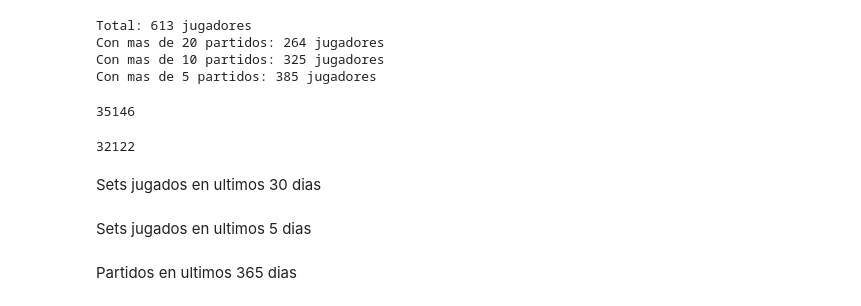
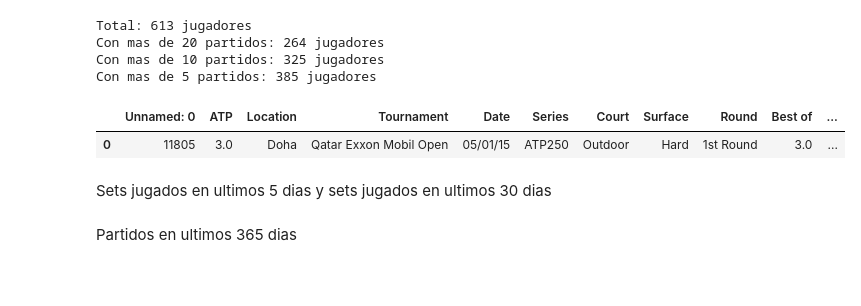
Before and after one commit to ichiP245/my-next-soderling, a Jupyter notebook: Notebooks/EDA&FeatureEngineering.ipynb, the cells around one changed output. Drawn from its saved outputs; the diff is of its cells as text; code cells hidden in the pictures; blank space fills up the shorter version.

```diff
--- a/Notebooks/EDA&FeatureEngineering.ipynb
+++ b/Notebooks/EDA&FeatureEngineering.ipynb
@@ -70,13 +246,22 @@ b = df[['Fecha','playerB','target']].rename(columns={'playerB':'Player','target'
 b['win'] = 1 - b['win']
+# %%
+matches_long = pd.concat([a[["Fecha", "Player", "win", 'Unnamed: 0']], b[["Fecha", "Player", "win", 'Unnamed: 0']]],
+                         ignore_index=True).sort_values(["Fecha"]).reset_index(drop=True)
+# %%
+matches_long['winrate_5'] = (
+    matches_long
+    .groupby('Player')['win']
+    .transform(lambda x: x.shift(1).rolling(5, min_periods=1).mean())
+)
+
+matches_long['winrate_10'] = (
+    matches_long
+    .groupby('Player')['win']
+    .transform(lambda x: x.shift(1).rolling(10, min_periods=1).mean())
+)
 # %%
-matches_long = pd.concat([a[["Fecha", "Player", "win"]],
-                          b[["Fecha", "Player", "win"]]],
-                         ignore_index=True).sort_values(["Player", "Fecha"])
+matches_long["matches_played_before"] = matches_long.groupby("Player").cumcount()
 
-matches_long["matches_played_before"] = (matches_long.groupby("Player").cumcount())
-
-matches_long["wins_before"] = (matches_long.groupby("Player")["win"].cumsum().shift(1))
-
-matches_long["wins_before"] = matches_long["wins_before"].fillna(0)
+matches_long["wins_before"] = (matches_long.groupby("Player")["win"].transform(lambda x: x.cumsum().shift(1)).fillna(0))
 
 matches_long["win_pct_before"] = (matches_long["wins_before"] / matches_long["matches_played_before"].replace(0, pd.NA))
@@ -114,12 +268,24 @@ matches_long = pd.merge(matches_long, rolling_win_pct_20[['Fecha', 'Player', 'ro
-# %%
-matches_long.shape[0]
-# %% [output]
-35146
-# %%
-df.shape[0]*2
-# %% [output]
-32122
+# %%
+FEATURE_COLS = ['winrate_5', 'winrate_10', "wins_before", "win_pct_before"]
+
+feats_A = (matches_long
+    .merge(df[['Unnamed: 0', 'playerA']], left_on=['Unnamed: 0', 'Player'], right_on=['Unnamed: 0', 'playerA'])
+    [['Unnamed: 0'] + FEATURE_COLS]
+    .rename(columns={c: f'{c}_A' for c in FEATURE_COLS})
+)
+
+feats_B = (matches_long
+    .merge(df[['Unnamed: 0', 'playerB']], left_on=['Unnamed: 0', 'Player'], right_on=['Unnamed: 0', 'playerB'])
+    [['Unnamed: 0'] + FEATURE_COLS]
+    .rename(columns={c: f'{c}_B' for c in FEATURE_COLS})
+)
+
+df = df.merge(feats_A, on='Unnamed: 0', how='left')
+df = df.merge(feats_B, on='Unnamed: 0', how='left')
+# %%
+df.head(1)
+# %% [output]
+|  | Unnamed: 0 | ATP | Location | Tournament | Date | Series | Court | Surface | Round | Best of | ... |
+| 0 | 11805 | 3.0 | Doha | Qatar Exxon Mobil Open | 05/01/15 | ATP250 | Outdoor | Hard | 1st Round | 3.0 | ... |
 # %% [markdown]
-Sets jugados en ultimos 30 dias
+Sets jugados en ultimos 5 dias y sets jugados en ultimos 30 dias
-# %% [markdown]
-Sets jugados en ultimos 5 dias
```
Also changed, not shown: parts of 17 cells of this notebook.
